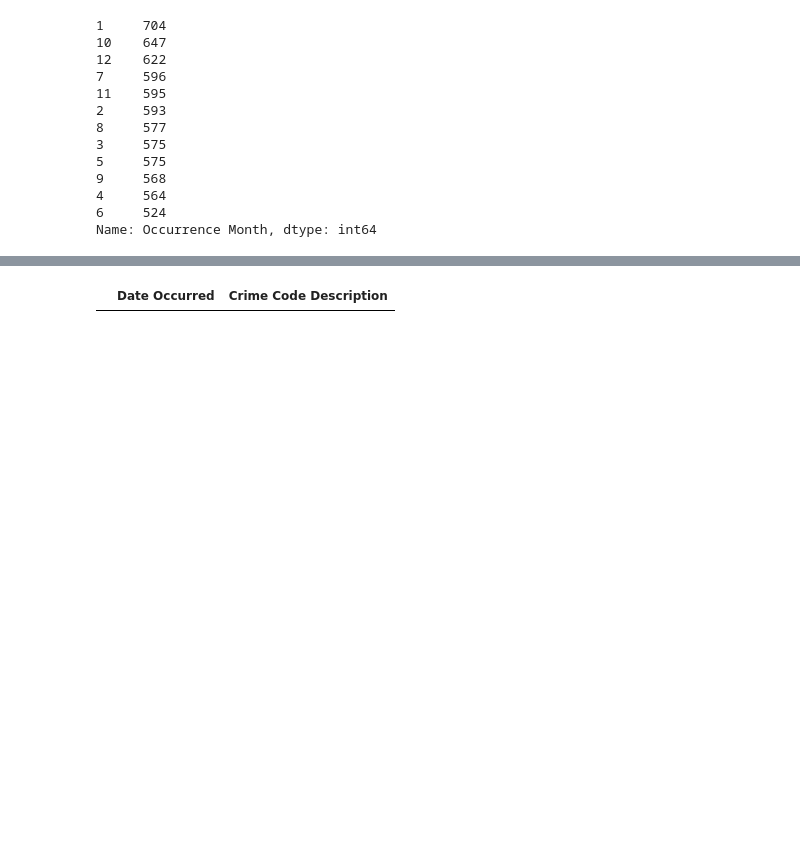
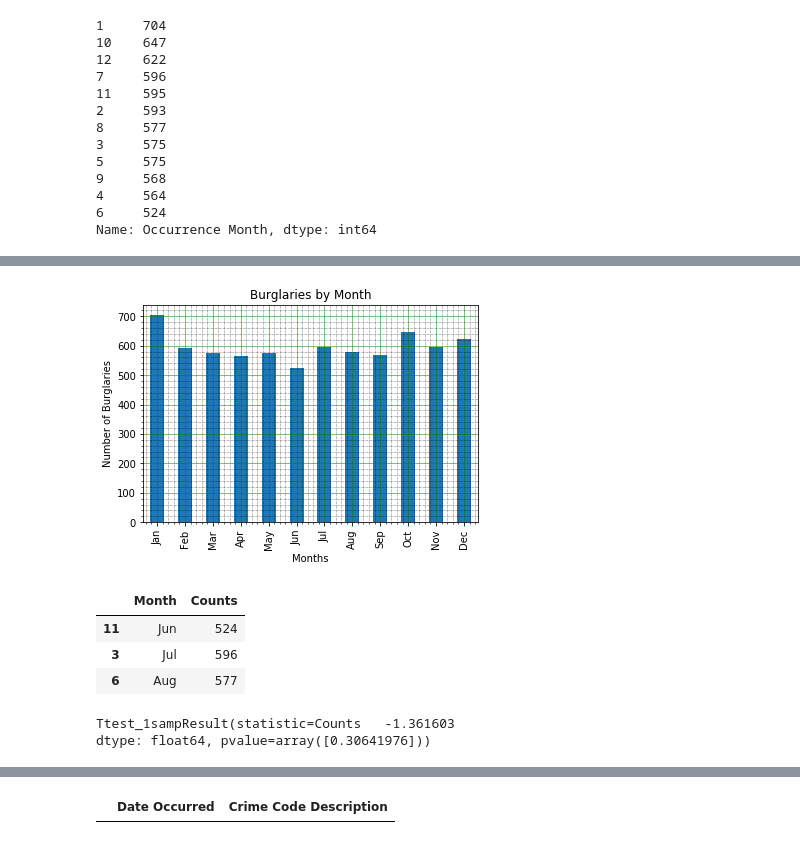
Before and after one commit to egome007/Project_1, a Jupyter notebook: code/data.lacity.org_api-pull.ipynb, the cells around one changed output, grey strips where cells are left out. Cells and saved outputs as stored; diff of their text form; code cells hidden in the pictures; blank space fills up the shorter version.

Commit message:
Hypothesis 1 final code

```diff
--- a/code/data.lacity.org_api-pull.ipynb
+++ b/code/data.lacity.org_api-pull.ipynb
@@ -175,8 +169,9 @@ burglary_df.head()
 | 202 | 01 | Central | 310 | BURGLARY | 2010-05-15 | 2010-06-05 | 100101000 | 34.0444 | ... |
 # %%
 #Hypothesis 1: calculate the count of months
-month_counts_df = burglary_df["Occurrence Month"].value_counts()
-month_counts_df
+
+month_counts = burglary_df["Occurrence Month"].value_counts()
+month_counts
 # %% [output]
 1     704
 10    647
@@ -204,0 +189,5 @@ KeyError: 'Occurrence Month'
+# %%
+#month_counts.reset_index(name='Counts', inplace=True)
+
+month_counts = month_counts.reset_index(name='Counts')
+month_counts
@@ -204,0 +208,8 @@ KeyError: 'Occurrence Month'
+# %%
+#create a dataframe from a series
+
+data_dict = {'Month' : month_counts["index"], 'Counts' : month_counts["Counts"]}
+month_counts_df = pd.DataFrame(data_dict)
+month_counts_df = month_counts_df.sort_values(by=['Month'], ascending=True)
+month_counts_df["Month"] = month_counts_df["Month"].apply(lambda x: calendar.month_abbr[x])
+month_counts_df
@@ -205,15 +230,48 @@ KeyError: 'Occurrence Month'
+# %%
+#Hypothesis 1: the number of instances of burglary increase during the summer season
+    # create a bar chart of the "Burglaries by Month"
+
+month_counts_df["Counts"].plot(kind='bar')
+
+# turn on the grid
+plt.minorticks_on()
+plt.grid(which='major', linestyle='-', linewidth='0.5', color='green')
+plt.grid(which='minor', linestyle=':', linewidth='0.5', color='black')
+
+# chart labels and a title
+plt.title("Burglaries by Month")
+plt.xlabel("Months")
+plt.xticks(np.arange(12),labels=months_list)
+plt.ylabel("Number of Burglaries")
+
+plt.show()
+# %% [output]
+[figure, added]
+# %%
+jun_jul_aug_df = month_counts_df[month_counts_df["Month"].isin(["Jun", "Jul", "Aug"])]
+jun_jul_aug_df
+# %% [output]
+|  | Month | Counts |
+| 11 | Jun | 524 |
+| 3 | Jul | 596 |
+| 6 | Aug | 577 |
 # %%
 #Hypothesis 1: Create report of statistic variance for months of June, July, August
-    #prove or disprove hypothesis that more crimes occur during the summer months
+    #the number of instances of burglary increase during the summer season
     #t-tests
         #t-tests allow you to compare your sample mean to the population mean
             #assumptions
                 #data is normally distributed
                 #data is independent
                 #data is randomly sampled
-#select rows 6, 7, 8 from the series (June, July, August)
-sample = month_counts_df.data.iloc[6,7,8]
+
+#select rows June, July, August
+
+sample = jun_jul_aug_df["Counts"]
 stats.ttest_1samp(sample, month_counts_df.mean())
+# %% [output]
+Ttest_1sampResult(statistic=Counts   -1.361603
+dtype: float64, pvalue=array([0.30641976]))
 # %%
 #Hypothesis 2: most burglaries occur during daytime hours (Ed)
         #compare time of occurrance
```
Also changed, not shown: parts of 8 cells of this notebook, 1 other file.
